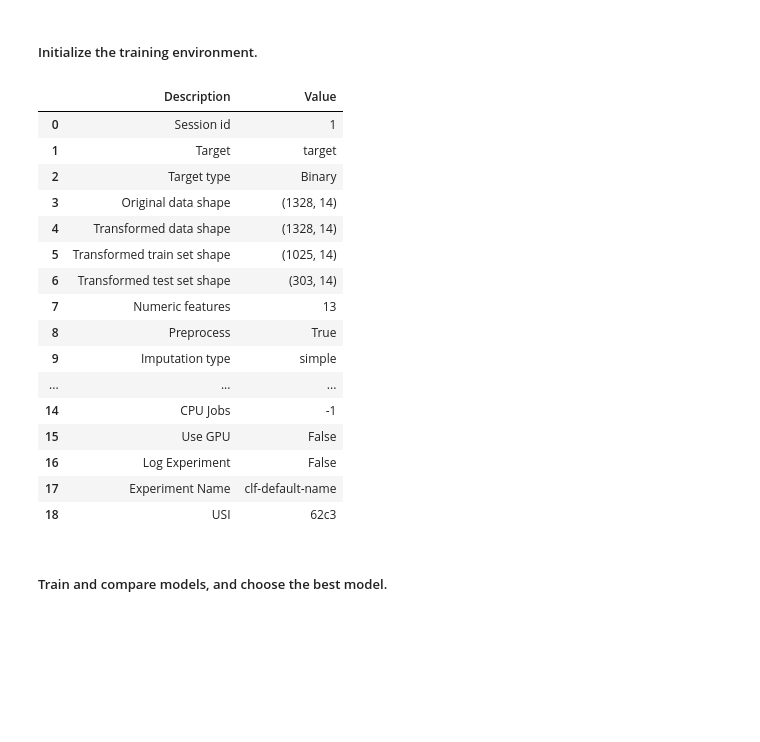
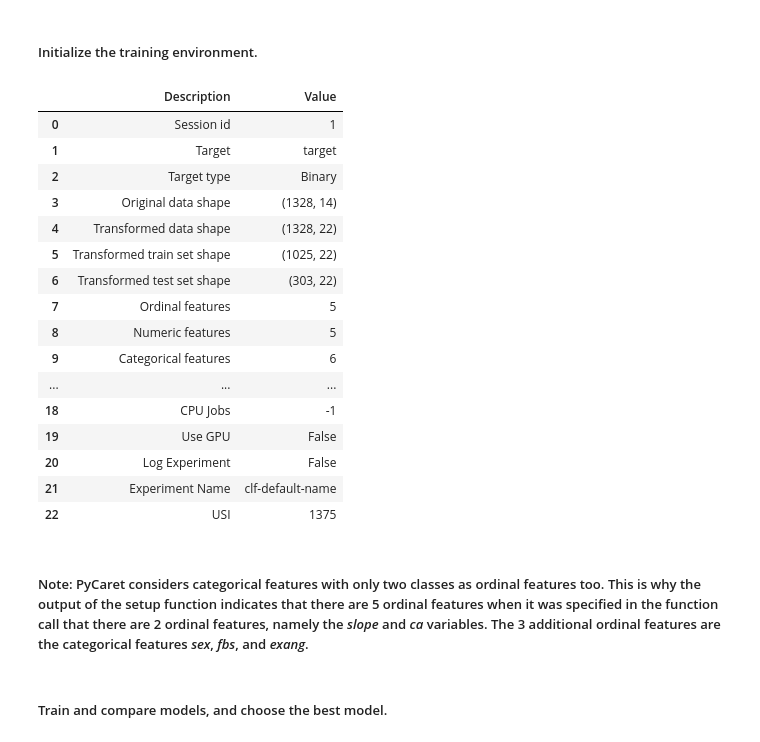
Before and after one commit to bmarquez429/AI-ML-DS-Excursions, a Jupyter notebook: 4_autoML/autoML.ipynb, the cells around one changed output. Drawn from its saved outputs; the diff is of its cells as text; code cells hidden in the pictures; blank space fills up the shorter version.

```diff
--- a/4_autoML/autoML.ipynb
+++ b/4_autoML/autoML.ipynb
@@ -303,25 +596,29 @@ $\hspace{1in}$
 # %% [markdown]
 ##### Initialize the training environment.
 # %%
-trainingEnv = setup(trainSet, target = "target", index = False, test_data = testSet, session_id = 1)
+trainingEnv = setup(trainSet, target = "target", index = False, test_data = testSet, ordinal_features = {"slope": [0, 1, 2], "ca": [0, 1, 2, 3, 4]},
+                    numeric_features = ["age", "trestbps", "chol", "thalach", "oldpeak"],  categorical_features = ["sex", "cp", "fbs", "restecg", "exang", "thal"],
+                    session_id = 1)
 # %% [output]
 |  | Description | Value |
 | 0 | Session id | 1 |
 | 1 | Target | target |
 | 2 | Target type | Binary |
 | 3 | Original data shape | (1328, 14) |
-| 4 | Transformed data shape | (1328, 14) |
-| 5 | Transformed train set shape | (1025, 14) |
-| 6 | Transformed test set shape | (303, 14) |
-| 7 | Numeric features | 13 |
-| 8 | Preprocess | True |
-| 9 | Imputation type | simple |
+| 4 | Transformed data shape | (1328, 22) |
+| 5 | Transformed train set shape | (1025, 22) |
+| 6 | Transformed test set shape | (303, 22) |
+| 7 | Ordinal features | 5 |
+| 8 | Numeric features | 5 |
+| 9 | Categorical features | 6 |
 | ... | ... | ... |
-| 14 | CPU Jobs | -1 |
-| 15 | Use GPU | False |
-| 16 | Log Experiment | False |
-| 17 | Experiment Name | clf-default-name |
-| 18 | USI | 62c3 |
+| 18 | CPU Jobs | -1 |
+| 19 | Use GPU | False |
+| 20 | Log Experiment | False |
+| 21 | Experiment Name | clf-default-name |
+| 22 | USI | 1375 |
+# %% [markdown]
+##### Note: PyCaret considers categorical features with only two classes as ordinal features too. This is why the output of the setup function indicates that there are 5 ordinal features when it was specified in the function call that there are 2 ordinal features, namely the *slope* and *ca* variables. The 3 additional ordinal features are the categorical features *sex*, *fbs*, and *exang*.
 # %% [markdown]
 ##### Train and compare models, and choose the best model.
 # %%
```
Also changed, not shown: parts of 52 cells of this notebook.
